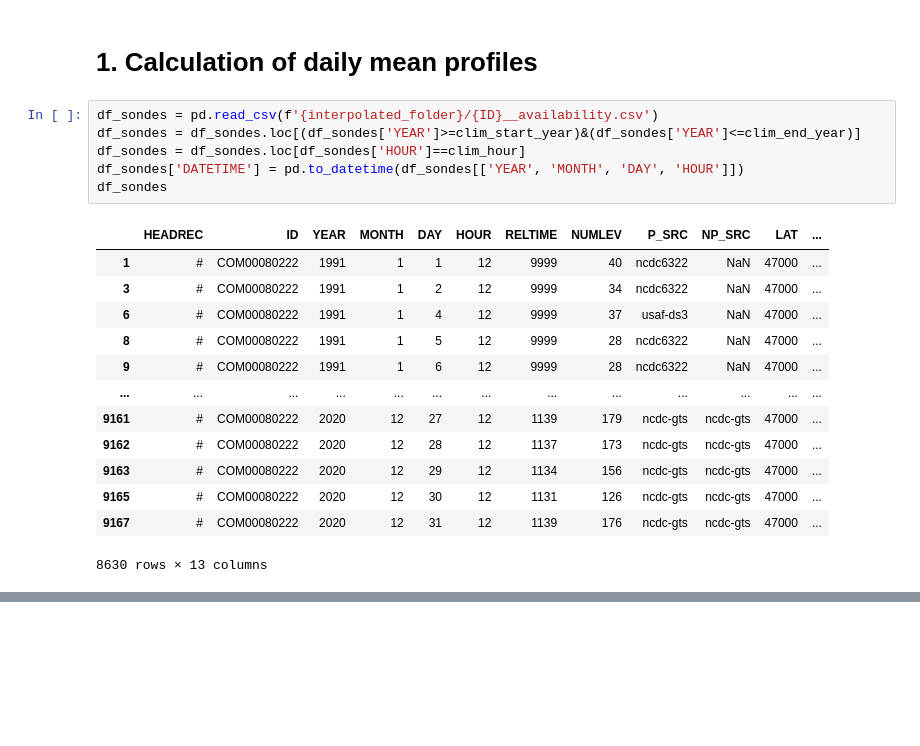
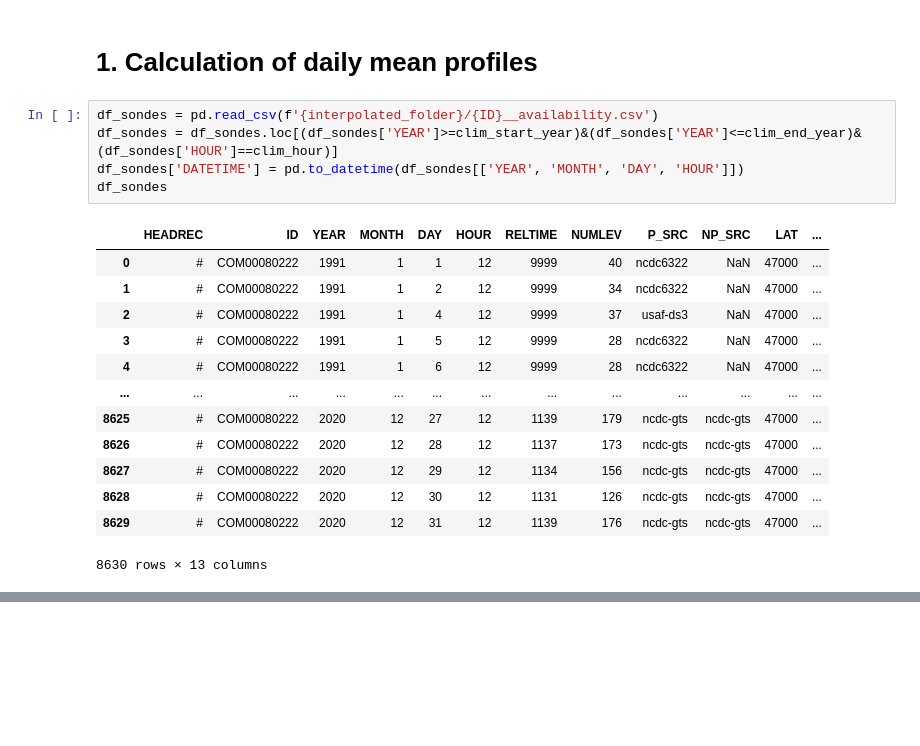
Before and after one commit to dgarzonc/radiosonde_climatology_analysis, a Jupyter notebook: notebooks/03_calculate_climatologies.ipynb, the cells around one changed output, grey strips where cells are left out. Drawn from its saved outputs; the diff is of its cells as text.

```diff
--- a/notebooks/03_calculate_climatologies.ipynb
+++ b/notebooks/03_calculate_climatologies.ipynb
@@ -113,23 +113,22 @@ os.makedirs(f'{climatologies_folder}/daily_mean', exist_ok = True)
 # 1. Calculation of daily mean profiles
 # %%
 df_sondes = pd.read_csv(f'{interpolated_folder}/{ID}__availability.csv')
-df_sondes = df_sondes.loc[(df_sondes['YEAR']>=clim_start_year)&(df_sondes['YEAR']<=clim_end_year)]
-df_sondes = df_sondes.loc[df_sondes['HOUR']==clim_hour]
+df_sondes = df_sondes.loc[(df_sondes['YEAR']>=clim_start_year)&(df_sondes['YEAR']<=clim_end_year)&(df_sondes['HOUR']==clim_hour)]
 df_sondes['DATETIME'] = pd.to_datetime(df_sondes[['YEAR', 'MONTH', 'DAY', 'HOUR']])
 df_sondes
 # %% [output]
 |  | HEADREC | ID | YEAR | MONTH | DAY | HOUR | RELTIME | NUMLEV | P_SRC | NP_SRC | LAT | ... |
-| 1 | # | COM00080222 | 1991 | 1 | 1 | 12 | 9999 | 40 | ncdc6322 | NaN | 47000 | ... |
-| 3 | # | COM00080222 | 1991 | 1 | 2 | 12 | 9999 | 34 | ncdc6322 | NaN | 47000 | ... |
-| 6 | # | COM00080222 | 1991 | 1 | 4 | 12 | 9999 | 37 | usaf-ds3 | NaN | 47000 | ... |
-| 8 | # | COM00080222 | 1991 | 1 | 5 | 12 | 9999 | 28 | ncdc6322 | NaN | 47000 | ... |
-| 9 | # | COM00080222 | 1991 | 1 | 6 | 12 | 9999 | 28 | ncdc6322 | NaN | 47000 | ... |
+| 0 | # | COM00080222 | 1991 | 1 | 1 | 12 | 9999 | 40 | ncdc6322 | NaN | 47000 | ... |
+| 1 | # | COM00080222 | 1991 | 1 | 2 | 12 | 9999 | 34 | ncdc6322 | NaN | 47000 | ... |
+| 2 | # | COM00080222 | 1991 | 1 | 4 | 12 | 9999 | 37 | usaf-ds3 | NaN | 47000 | ... |
+| 3 | # | COM00080222 | 1991 | 1 | 5 | 12 | 9999 | 28 | ncdc6322 | NaN | 47000 | ... |
+| 4 | # | COM00080222 | 1991 | 1 | 6 | 12 | 9999 | 28 | ncdc6322 | NaN | 47000 | ... |
 | ... | ... | ... | ... | ... | ... | ... | ... | ... | ... | ... | ... | ... |
-| 9161 | # | COM00080222 | 2020 | 12 | 27 | 12 | 1139 | 179 | ncdc-gts | ncdc-gts | 47000 | ... |
-| 9162 | # | COM00080222 | 2020 | 12 | 28 | 12 | 1137 | 173 | ncdc-gts | ncdc-gts | 47000 | ... |
-| 9163 | # | COM00080222 | 2020 | 12 | 29 | 12 | 1134 | 156 | ncdc-gts | ncdc-gts | 47000 | ... |
-| 9165 | # | COM00080222 | 2020 | 12 | 30 | 12 | 1131 | 126 | ncdc-gts | ncdc-gts | 47000 | ... |
-| 9167 | # | COM00080222 | 2020 | 12 | 31 | 12 | 1139 | 176 | ncdc-gts | ncdc-gts | 47000 | ... |
+| 8625 | # | COM00080222 | 2020 | 12 | 27 | 12 | 1139 | 179 | ncdc-gts | ncdc-gts | 47000 | ... |
+| 8626 | # | COM00080222 | 2020 | 12 | 28 | 12 | 1137 | 173 | ncdc-gts | ncdc-gts | 47000 | ... |
+| 8627 | # | COM00080222 | 2020 | 12 | 29 | 12 | 1134 | 156 | ncdc-gts | ncdc-gts | 47000 | ... |
+| 8628 | # | COM00080222 | 2020 | 12 | 30 | 12 | 1131 | 126 | ncdc-gts | ncdc-gts | 47000 | ... |
+| 8629 | # | COM00080222 | 2020 | 12 | 31 | 12 | 1139 | 176 | ncdc-gts | ncdc-gts | 47000 | ... |
 8630 rows × 13 columns
 # %%
 print_(f'Calculating daily climatological means for {ID}')
```
Also changed, not shown: parts of 3 cells of this notebook, 3 other files.
